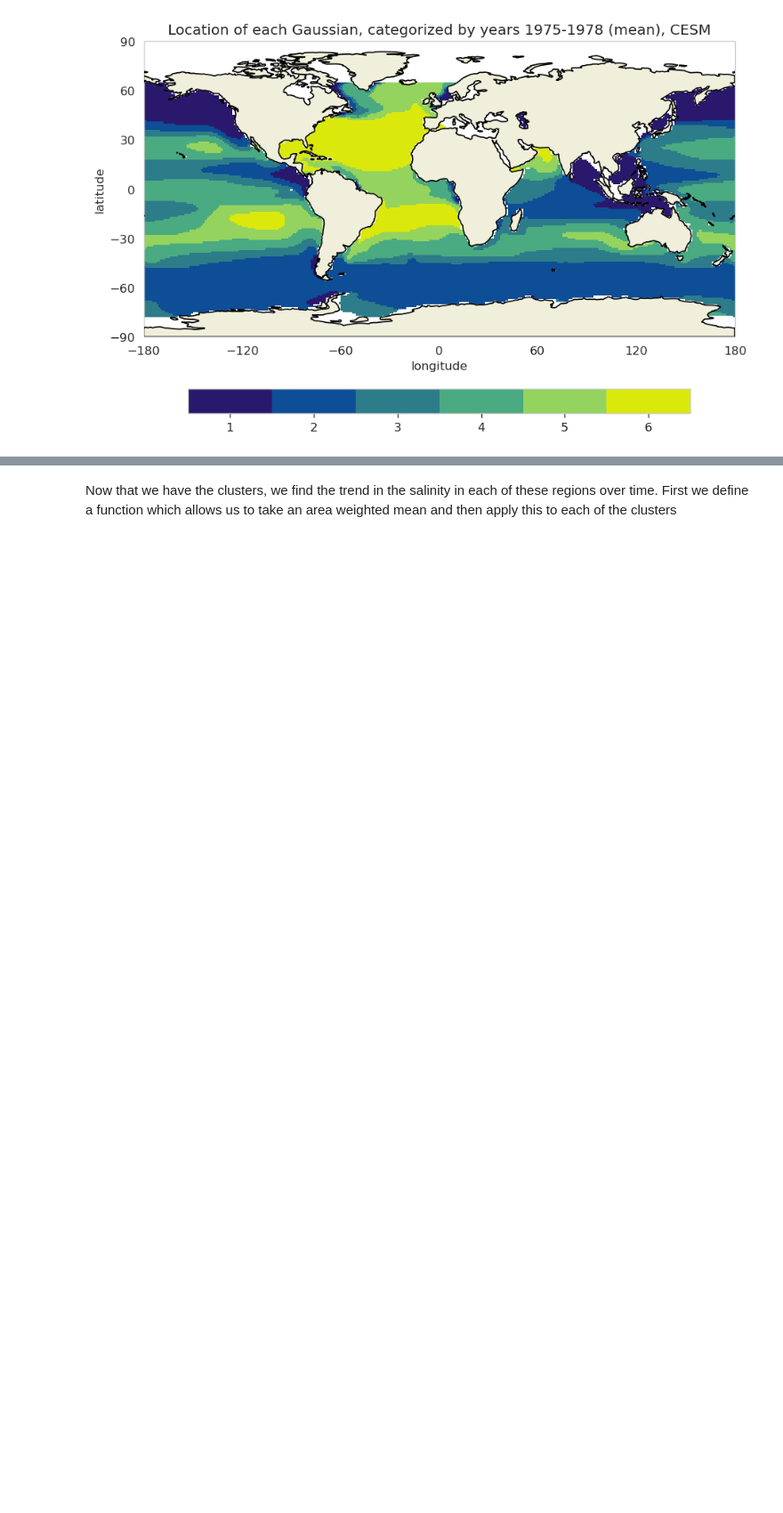
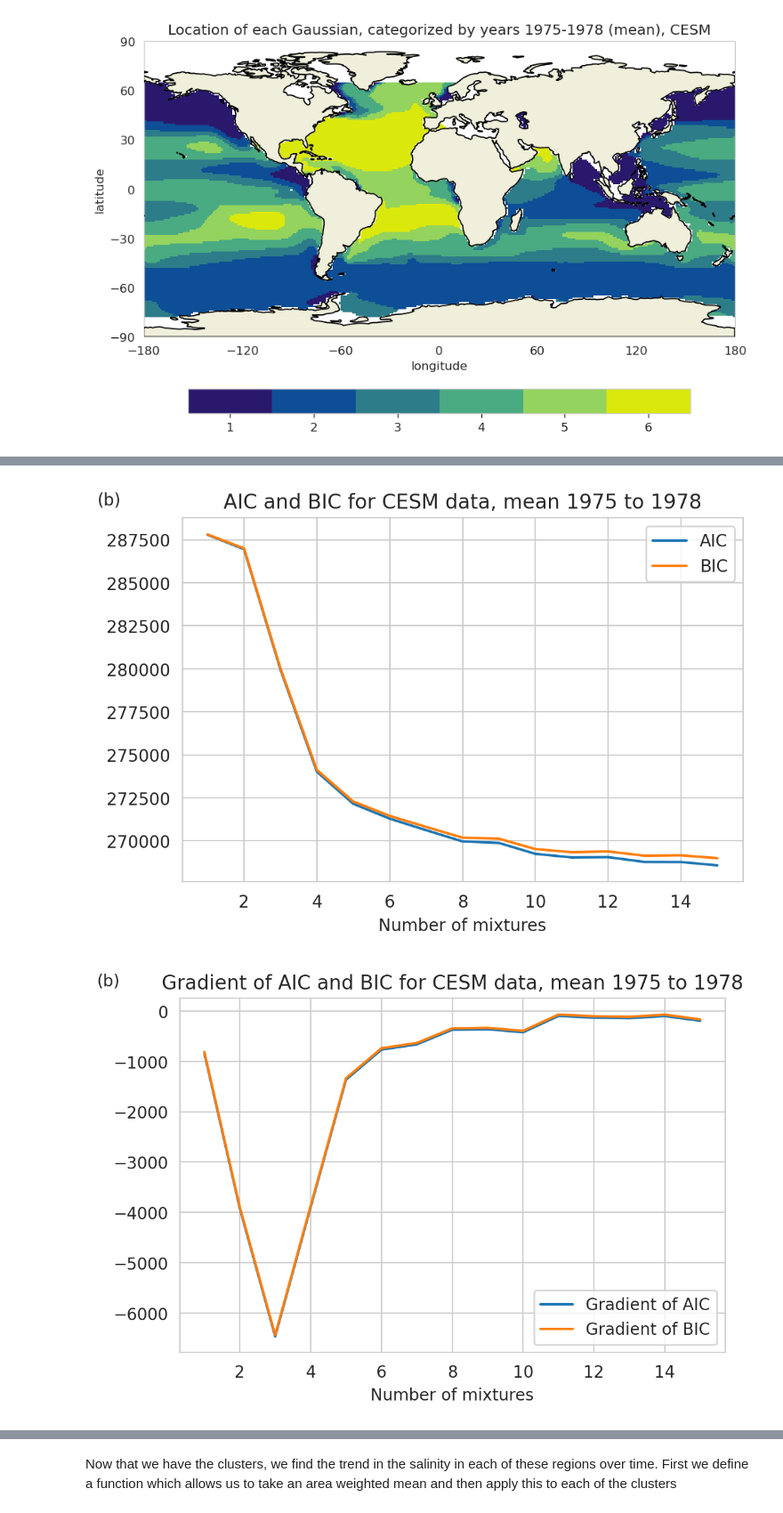
Before and after one commit to aurora-bf/freshwater_flux_linresp, a Jupyter notebook: model_tests/linear_response_CESM_ensemblemean.ipynb, the cells around one changed output, grey strips where cells are left out. Shown at 89% size. Drawn from its saved outputs; the diff is of its cells as text; code cells hidden in the pictures; blank space fills up the shorter version.

```diff
--- a/model_tests/linear_response_CESM_ensemblemean.ipynb
+++ b/model_tests/linear_response_CESM_ensemblemean.ipynb
@@ -198,0 +203,9 @@ The autoreload extension is already loaded. To reload it, use:
+# %%
+#Look at AIC and BIC metrics
+import seaborn as sns
+sns.set_style(style="whitegrid") #comment out if don't want seaborn background
+AIC_BIC_timedep((salt_avg_1975to2020[0*12:3*12,:,:].mean('time')).where(salt_avg[0,:,:].latitude<65),'CESM data, mean 1975 to 1978',subplot_label='(b)',subplot_label2='(b)')
+sns.set_style(style="whitegrid") #comment out if don't want seaborn background
+# %% [output]
+[figure, added]
+[figure, added]
```
Also changed, not shown: parts of 23 cells of this notebook, 44 other files.
